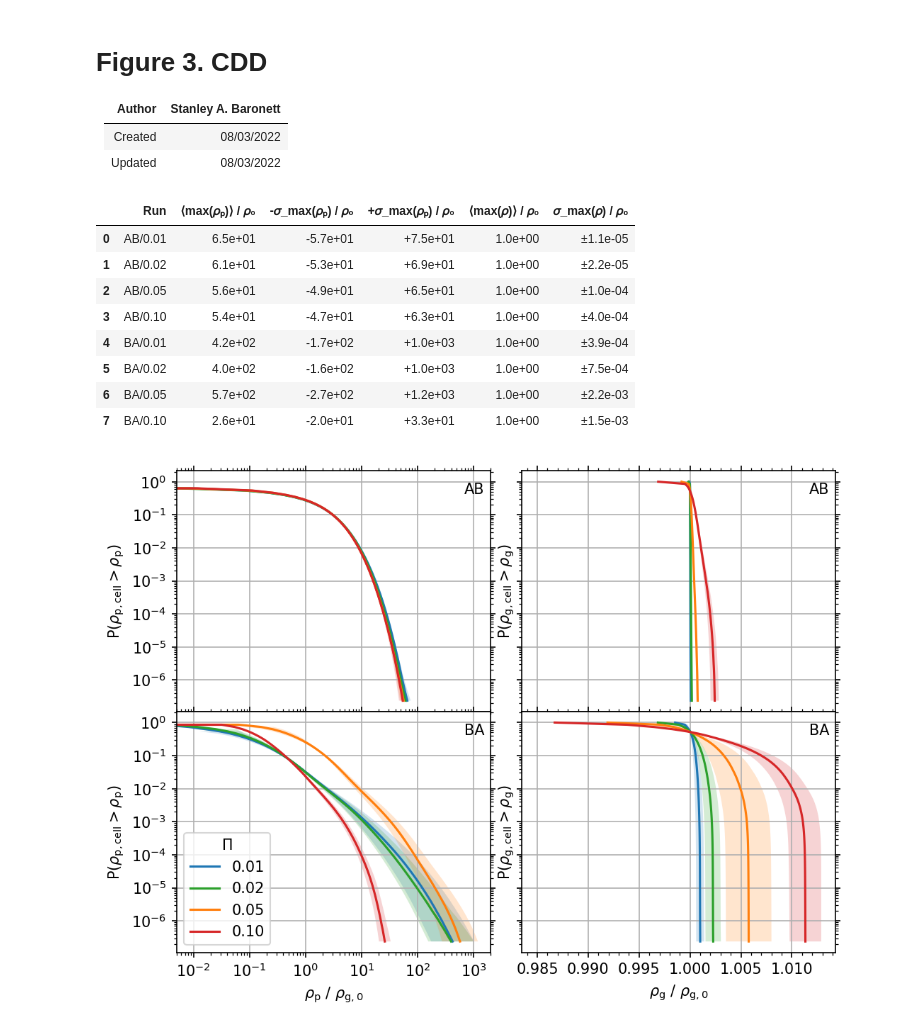
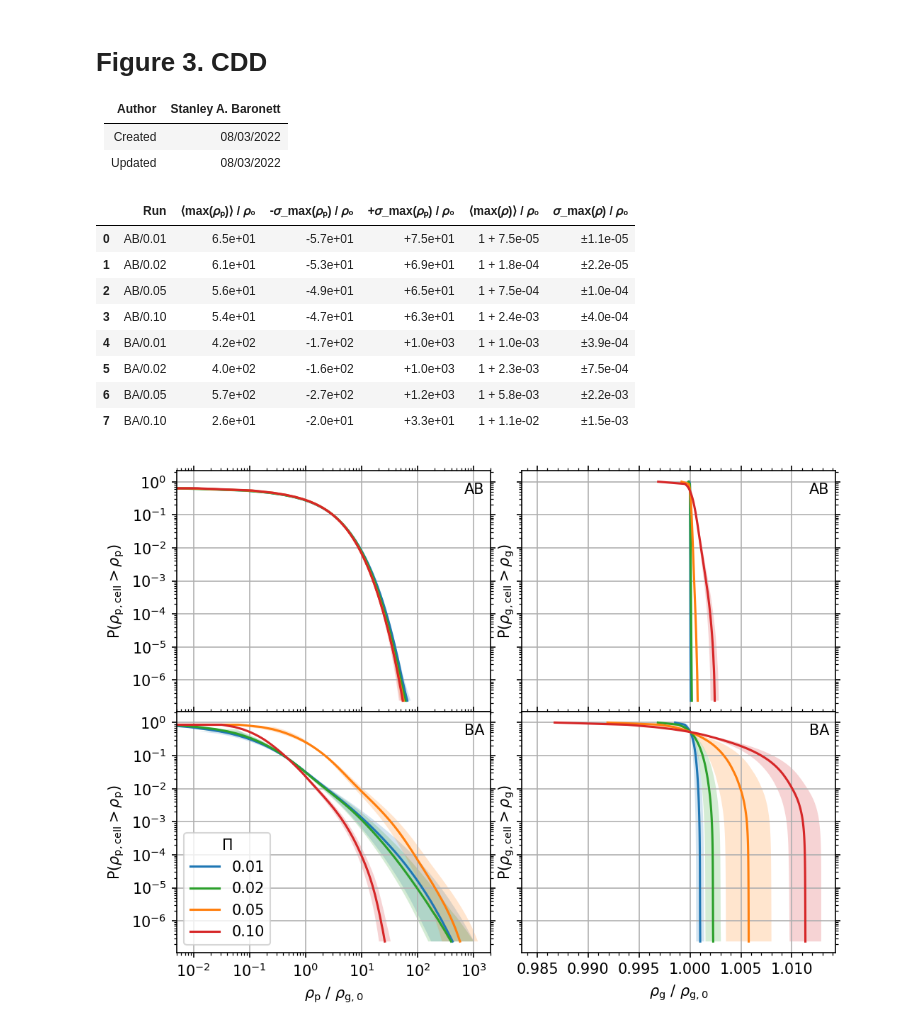
Before and after one commit to sabaronett/streaming-instability, a Jupyter notebook: ipynb/CDD.ipynb, the cells around one changed output. Saved outputs shown, nothing was run; the diff lists cells and outputs as text; code cells hidden in the pictures.

```diff
--- a/ipynb/CDD.ipynb
+++ b/ipynb/CDD.ipynb
@@ -49,41 +49,41 @@ for ax in axs.flat:
     ax.minorticks_on()
     ax.tick_params(which='both', top=True, right=True)
 
 axs[1][0].legend(loc='lower left', title=r'$\Pi$')
 axs[0][0].set(ylabel=r'P$(\rho_\mathrm{p,cell}>\rho_\mathrm{p})$')
 axs[0][1].set(ylabel=r'P$(\rho_\mathrm{g,cell}>\rho_\mathrm{g})$')
 axs[1][0].set(xlim=(5e-3, 2e3), xlabel=r'$\rho_\mathrm{p}$ / $\rho_\mathrm{g,0}$',
               ylabel=r'P$(\rho_\mathrm{p,cell}>\rho_\mathrm{p})$')
 axs[1][1].set(xlabel=r'$\rho_\mathrm{g}$ / $\rho_\mathrm{g,0}$',
               ylabel=r'P$(\rho_\mathrm{g,cell}>\rho_\mathrm{g})$')
 axs[0][0].text(0.98, 0.95, cases[0], ha='right', va='top', transform=axs[0][0].transAxes)
 axs[0][1].text(0.98, 0.95, cases[0], ha='right', va='top', transform=axs[0][1].transAxes)
 axs[1][0].text(0.98, 0.95, cases[1], ha='right', va='top', transform=axs[1][0].transAxes)
 axs[1][1].text(0.98, 0.95, cases[1], ha='right', va='top', transform=axs[1][1].transAxes)
 plt.subplots_adjust(hspace=0, wspace=0.1)
 plt.savefig('figs/cdd.pdf', bbox_inches='tight', pad_inches=0.01)
 
 df = pd.DataFrame({
     'Run'             : runs,
     '⟨max(𝜌ₚ)⟩ / 𝜌₀'   : avg_maxs[0],
     '-𝜎_max(𝜌ₚ) / 𝜌₀' : np.asarray(avg_maxs[0])/np.asarray(err_maxs[0]),
     '+𝜎_max(𝜌ₚ) / 𝜌₀' : np.asarray(avg_maxs[0])*np.asarray(err_maxs[0]),
-    '⟨max(𝜌)⟩ / 𝜌₀'   : avg_maxs[1],
+    '⟨max(𝜌)⟩ / 𝜌₀'   : (np.asarray(avg_maxs[1]) - 1),
     '𝜎_max(𝜌) / 𝜌₀'  : err_maxs[1]})
 df.style.format({
     '⟨max(𝜌ₚ)⟩ / 𝜌₀'   : '{:.1e}',
     '-𝜎_max(𝜌ₚ) / 𝜌₀' : '-{:.1e}',
     '+𝜎_max(𝜌ₚ) / 𝜌₀' : '+{:.1e}',
-    '⟨max(𝜌)⟩ / 𝜌₀'   : '{:.1e}',
+    '⟨max(𝜌)⟩ / 𝜌₀'   : '1 + {:.1e}',
     '𝜎_max(𝜌) / 𝜌₀'  : '±{:.1e}'})
 # %% [output]
 |  | Run | ⟨max(𝜌ₚ)⟩ / 𝜌₀ | -𝜎_max(𝜌ₚ) / 𝜌₀ | +𝜎_max(𝜌ₚ) / 𝜌₀ | ⟨max(𝜌)⟩ / 𝜌₀ | 𝜎_max(𝜌) / 𝜌₀ |
-| 0 | AB/0.01 | 6.5e+01 | -5.7e+01 | +7.5e+01 | 1.0e+00 | ±1.1e-05 |
-| 1 | AB/0.02 | 6.1e+01 | -5.3e+01 | +6.9e+01 | 1.0e+00 | ±2.2e-05 |
-| 2 | AB/0.05 | 5.6e+01 | -4.9e+01 | +6.5e+01 | 1.0e+00 | ±1.0e-04 |
-| 3 | AB/0.10 | 5.4e+01 | -4.7e+01 | +6.3e+01 | 1.0e+00 | ±4.0e-04 |
-| 4 | BA/0.01 | 4.2e+02 | -1.7e+02 | +1.0e+03 | 1.0e+00 | ±3.9e-04 |
-| 5 | BA/0.02 | 4.0e+02 | -1.6e+02 | +1.0e+03 | 1.0e+00 | ±7.5e-04 |
-| 6 | BA/0.05 | 5.7e+02 | -2.7e+02 | +1.2e+03 | 1.0e+00 | ±2.2e-03 |
-| 7 | BA/0.10 | 2.6e+01 | -2.0e+01 | +3.3e+01 | 1.0e+00 | ±1.5e-03 |
+| 0 | AB/0.01 | 6.5e+01 | -5.7e+01 | +7.5e+01 | 1 + 7.5e-05 | ±1.1e-05 |
+| 1 | AB/0.02 | 6.1e+01 | -5.3e+01 | +6.9e+01 | 1 + 1.8e-04 | ±2.2e-05 |
+| 2 | AB/0.05 | 5.6e+01 | -4.9e+01 | +6.5e+01 | 1 + 7.5e-04 | ±1.0e-04 |
+| 3 | AB/0.10 | 5.4e+01 | -4.7e+01 | +6.3e+01 | 1 + 2.4e-03 | ±4.0e-04 |
+| 4 | BA/0.01 | 4.2e+02 | -1.7e+02 | +1.0e+03 | 1 + 1.0e-03 | ±3.9e-04 |
+| 5 | BA/0.02 | 4.0e+02 | -1.6e+02 | +1.0e+03 | 1 + 2.3e-03 | ±7.5e-04 |
+| 6 | BA/0.05 | 5.7e+02 | -2.7e+02 | +1.2e+03 | 1 + 5.8e-03 | ±2.2e-03 |
+| 7 | BA/0.10 | 2.6e+01 | -2.0e+01 | +3.3e+01 | 1 + 1.1e-02 | ±1.5e-03 |
 [figure]
```
Also changed, not shown: parts of 1 cell of this notebook.
